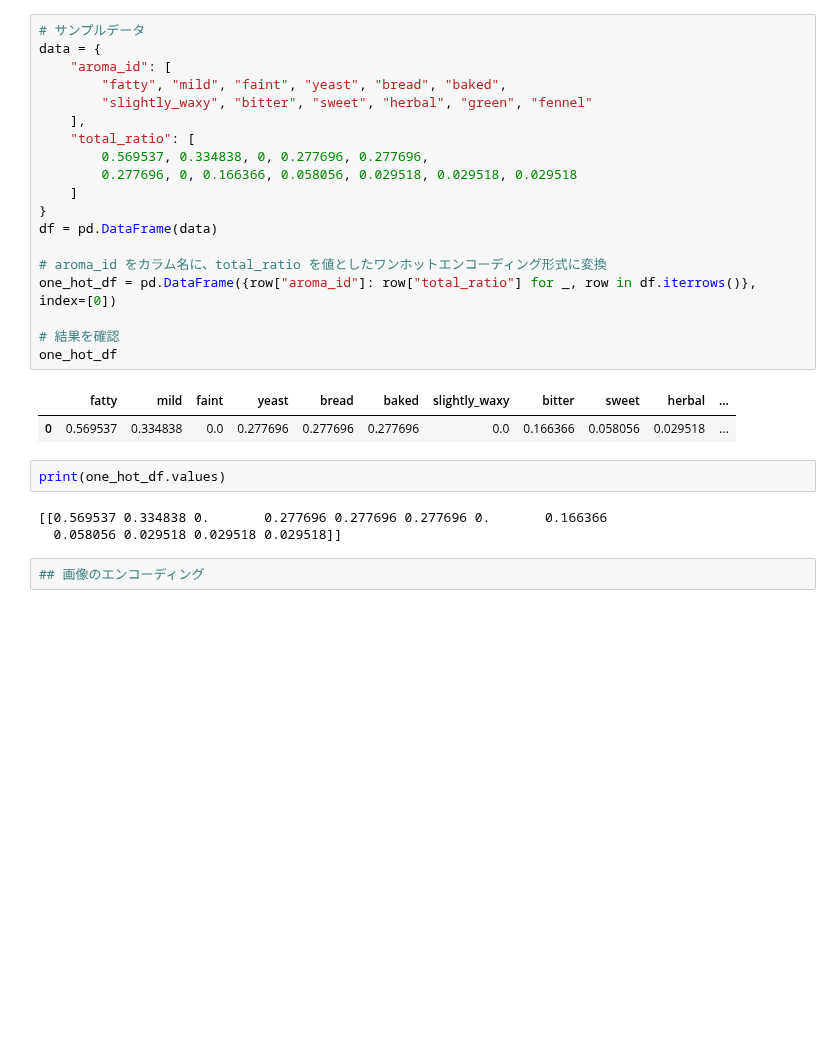
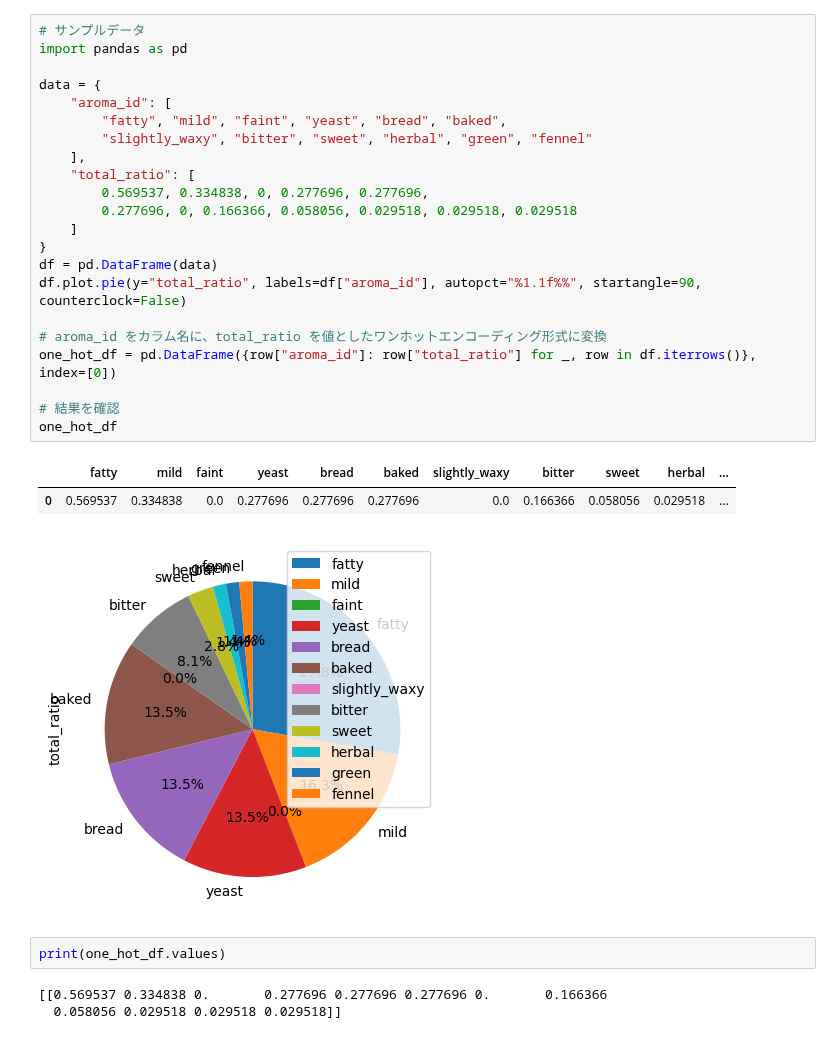
Before and after one commit to MariMurotani/RecipeHack, a Jupyter notebook: jupyter/example_code_for_anly_vec.ipynb, the cells around one changed output. Drawn from its saved outputs; the diff is of its cells as text; blank space fills up the shorter version.

```diff
--- a/jupyter/example_code_for_anly_vec.ipynb
+++ b/jupyter/example_code_for_anly_vec.ipynb
@@ -19,30 +18,32 @@ load_dotenv()
 True
 # %%
 # サンプルデータ
+import pandas as pd
+
 data = {
     "aroma_id": [
         "fatty", "mild", "faint", "yeast", "bread", "baked",
         "slightly_waxy", "bitter", "sweet", "herbal", "green", "fennel"
     ],
     "total_ratio": [
         0.569537, 0.334838, 0, 0.277696, 0.277696,
         0.277696, 0, 0.166366, 0.058056, 0.029518, 0.029518, 0.029518
     ]
 }
 df = pd.DataFrame(data)
+df.plot.pie(y="total_ratio", labels=df["aroma_id"], autopct="%1.1f%%", startangle=90, counterclock=False)
 
 # aroma_id をカラム名に、total_ratio を値としたワンホットエンコーディング形式に変換
 one_hot_df = pd.DataFrame({row["aroma_id"]: row["total_ratio"] for _, row in df.iterrows()}, index=[0])
 
 # 結果を確認
 one_hot_df
 # %% [output]
 |  | fatty | mild | faint | yeast | bread | baked | slightly_waxy | bitter | sweet | herbal | ... |
 | 0 | 0.569537 | 0.334838 | 0.0 | 0.277696 | 0.277696 | 0.277696 | 0.0 | 0.166366 | 0.058056 | 0.029518 | ... |
+[figure, added]
 # %%
 print(one_hot_df.values)
 # %% [output]
 [[0.569537 0.334838 0.       0.277696 0.277696 0.277696 0.       0.166366
   0.058056 0.029518 0.029518 0.029518]]
-# %%
-## 画像のエンコーディング
```
Also changed, not shown: parts of 2 cells of this notebook, 2 other files.
